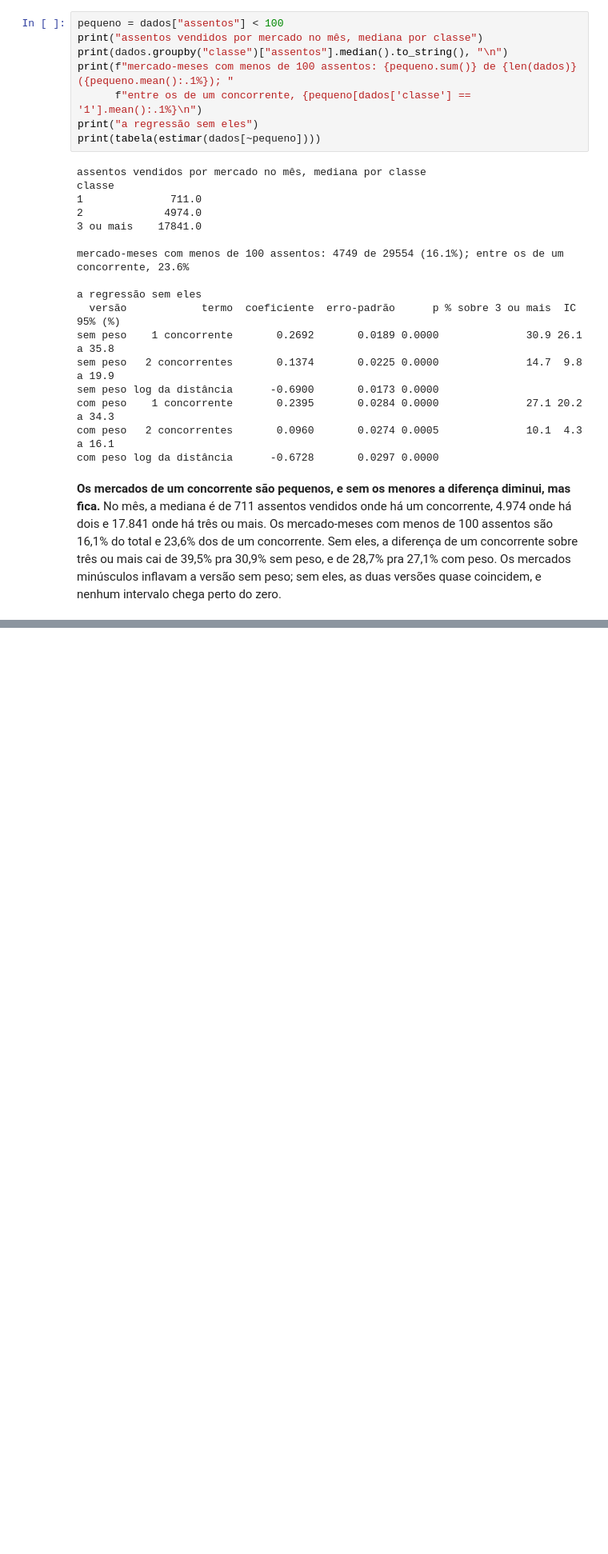
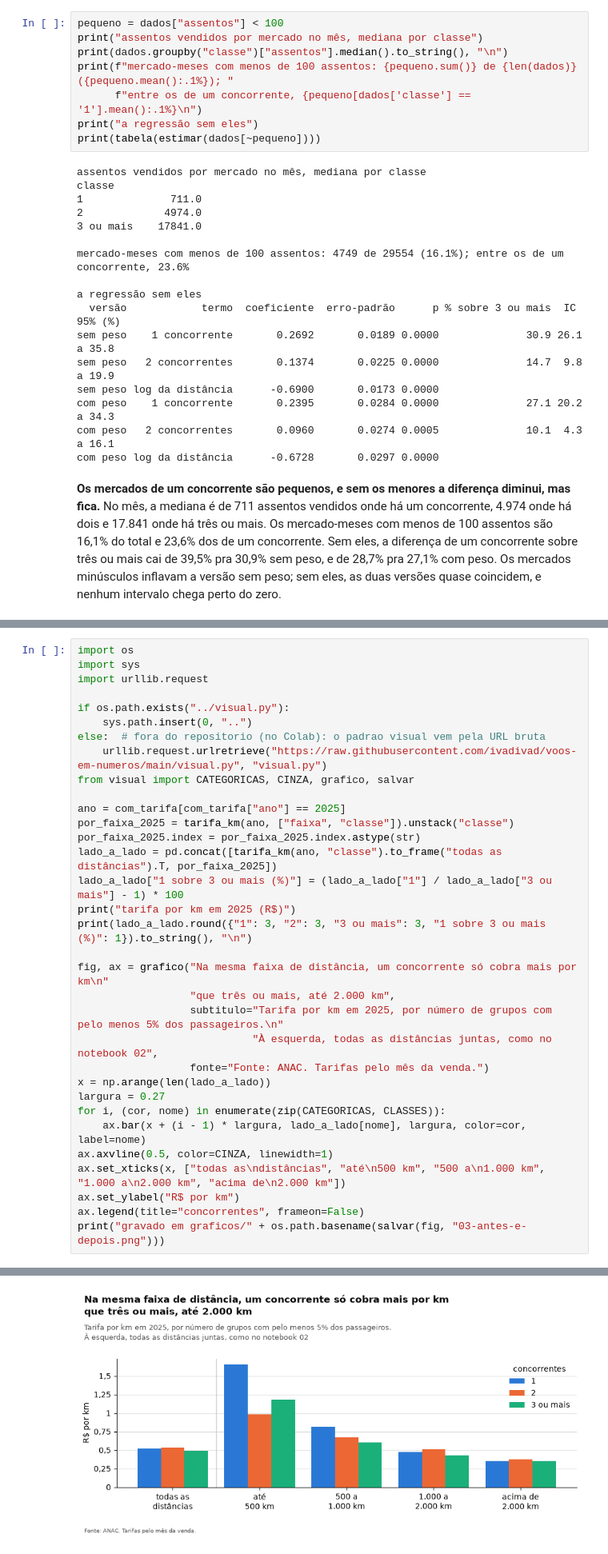
Before and after one commit to ivadivad/voos-em-numeros, a Jupyter notebook: notebooks/03-comparar-o-comparavel.ipynb, the cells around one changed output, grey strips where cells are left out. Shown at 80% size. Cells and saved outputs as stored; diff of their text form; blank space fills up the shorter version.

```diff
--- a/notebooks/03-comparar-o-comparavel.ipynb
+++ b/notebooks/03-comparar-o-comparavel.ipynb
@@ -314,0 +321,34 @@ quase coincidem, e nenhum intervalo chega perto do zero.
+# %%
+import os
+import sys
+import urllib.request
+
+if os.path.exists("../visual.py"):
+    sys.path.insert(0, "..")
+else:  # fora do repositorio (no Colab): o padrao visual vem pela URL bruta
+    urllib.request.urlretrieve("https://raw.githubusercontent.com/ivadivad/voos-em-numeros/main/visual.py", "visual.py")
+from visual import CATEGORICAS, CINZA, grafico, salvar
+
+ano = com_tarifa[com_tarifa["ano"] == 2025]
+por_faixa_2025 = tarifa_km(ano, ["faixa", "classe"]).unstack("classe")
+por_faixa_2025.index = por_faixa_2025.index.astype(str)
+lado_a_lado = pd.concat([tarifa_km(ano, "classe").to_frame("todas as distâncias").T, por_faixa_2025])
+lado_a_lado["1 sobre 3 ou mais (%)"] = (lado_a_lado["1"] / lado_a_lado["3 ou mais"] - 1) * 100
+print("tarifa por km em 2025 (R$)")
+print(lado_a_lado.round({"1": 3, "2": 3, "3 ou mais": 3, "1 sobre 3 ou mais (%)": 1}).to_string(), "\n")
+
+fig, ax = grafico("Na mesma faixa de distância, um concorrente só cobra mais por km\n"
+                  "que três ou mais, até 2.000 km",
+                  subtitulo="Tarifa por km em 2025, por número de grupos com pelo menos 5% dos passageiros.\n"
+                            "À esquerda, todas as distâncias juntas, como no notebook 02",
+                  fonte="Fonte: ANAC. Tarifas pelo mês da venda.")
+x = np.arange(len(lado_a_lado))
+largura = 0.27
+for i, (cor, nome) in enumerate(zip(CATEGORICAS, CLASSES)):
+    ax.bar(x + (i - 1) * largura, lado_a_lado[nome], largura, color=cor, label=nome)
+ax.axvline(0.5, color=CINZA, linewidth=1)
+ax.set_xticks(x, ["todas as\ndistâncias", "até\n500 km", "500 a\n1.000 km", "1.000 a\n2.000 km", "acima de\n2.000 km"])
+ax.set_ylabel("R$ por km")
+ax.legend(title="concorrentes", frameon=False)
+print("gravado em graficos/" + os.path.basename(salvar(fig, "03-antes-e-depois.png")))
+# %% [output]
@@ -314,0 +364 @@ quase coincidem, e nenhum intervalo chega perto do zero.
+[figure, added]
```
Also changed, not shown: parts of 3 cells of this notebook, 1 other file.
